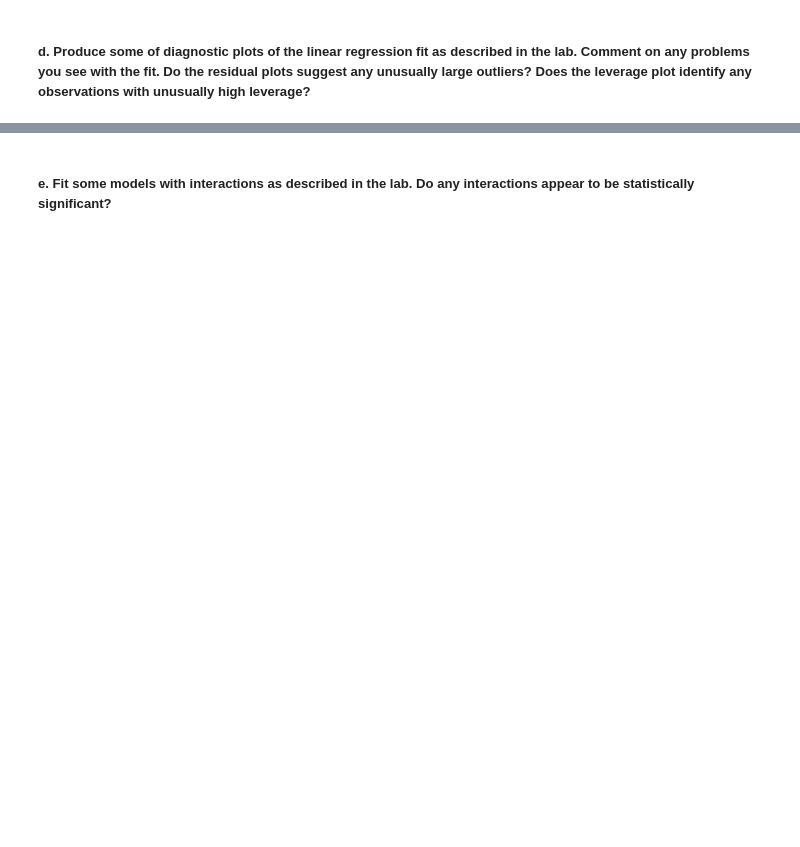
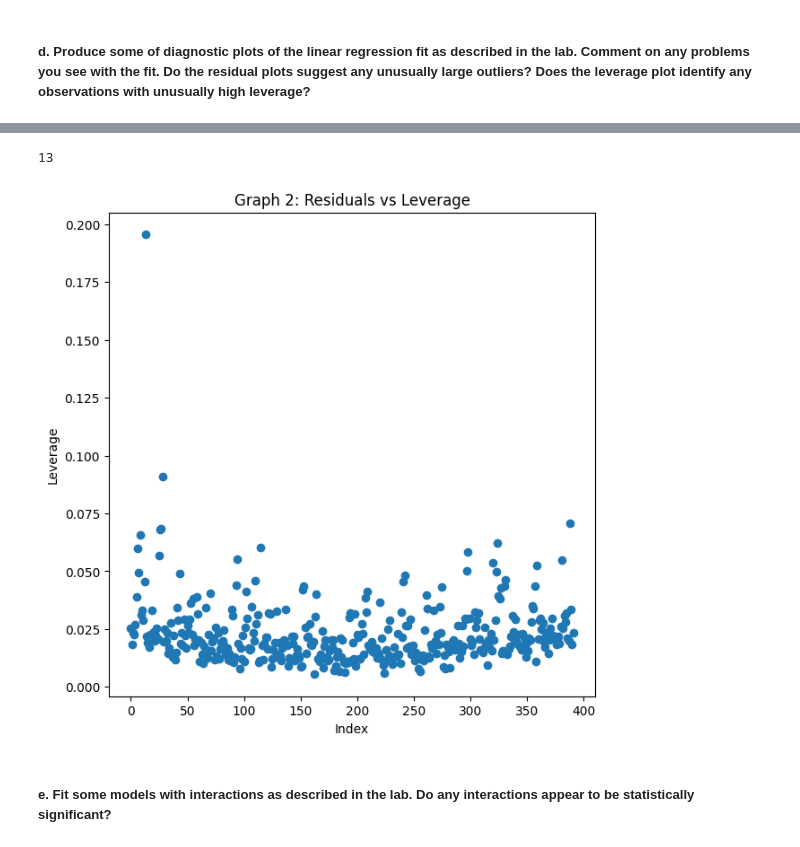
Before and after one commit to haily835/Comp-8590-Statistical-Learning, a Jupyter notebook: Assignment 2/Question 1 - Exercise 9.ipynb, the cells around one changed output, grey strips where cells are left out. Saved outputs shown, nothing was run; the diff lists cells and outputs as text; code cells hidden in the pictures; blank space fills up the shorter version.

```diff
--- a/Assignment 2/Question 1 - Exercise 9.ipynb
+++ b/Assignment 2/Question 1 - Exercise 9.ipynb
@@ -89,2 +96,19 @@ KeyError: <statsmodels.regression.linear_model.RegressionResultsWrapper object a
+# %%
+variables = Auto.columns.drop('name')
+response = Auto['mpg']
+predictors = MS(variables).fit_transform(Auto)
+model = sm.OLS(response, predictors)
+result = model.fit()
+
+infl = result.get_influence()
+ax = subplots(figsize=(7,7))[1]
+ax.title.set_text('Graph 2: Residuals vs Leverage')
+ax.scatter(np.arange(predictors.shape[0]), infl.hat_matrix_diag)
+ax.set_xlabel('Index')
+ax.set_ylabel('Leverage')
+np.argmax(infl.hat_matrix_diag)
+# %% [output]
+13
+[figure, added]
 # %% [markdown]
 ##### e. Fit some models with interactions as described in the lab. Do any interactions appear to be statistically significant?
```
Also changed, not shown: parts of 22 cells of this notebook.
